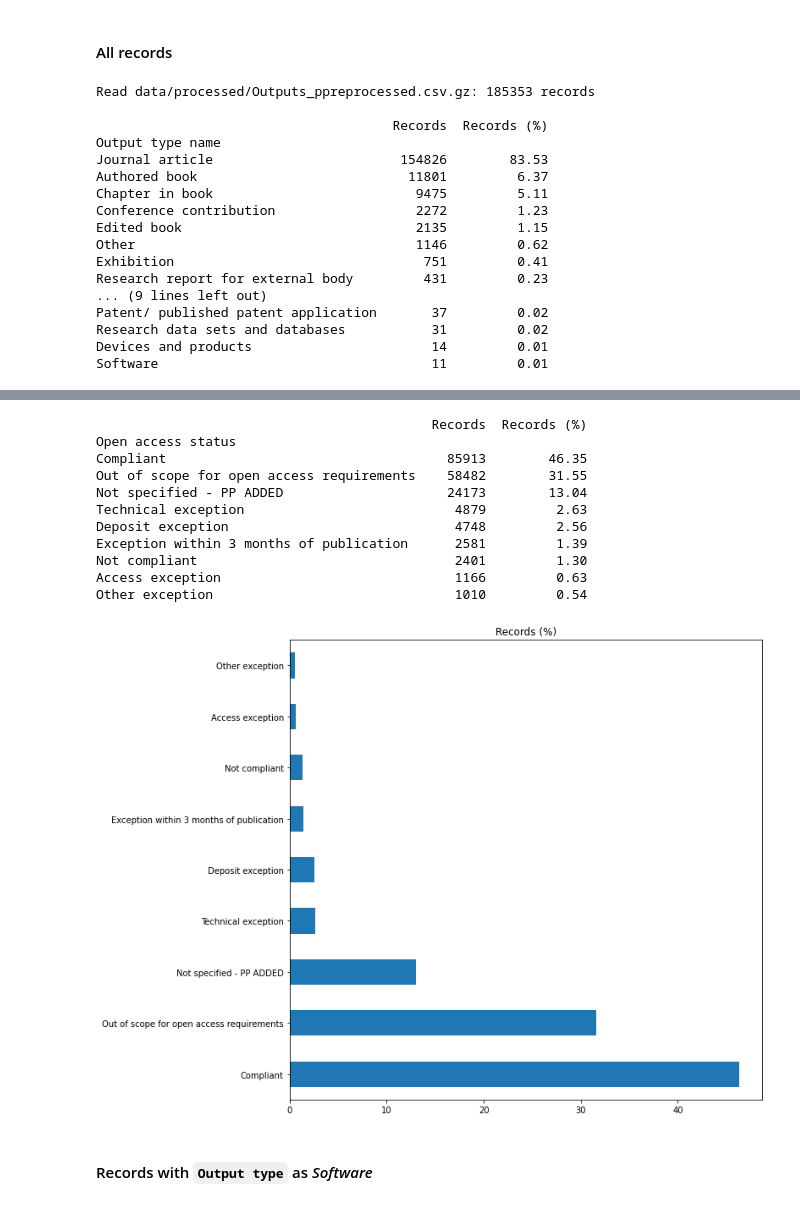
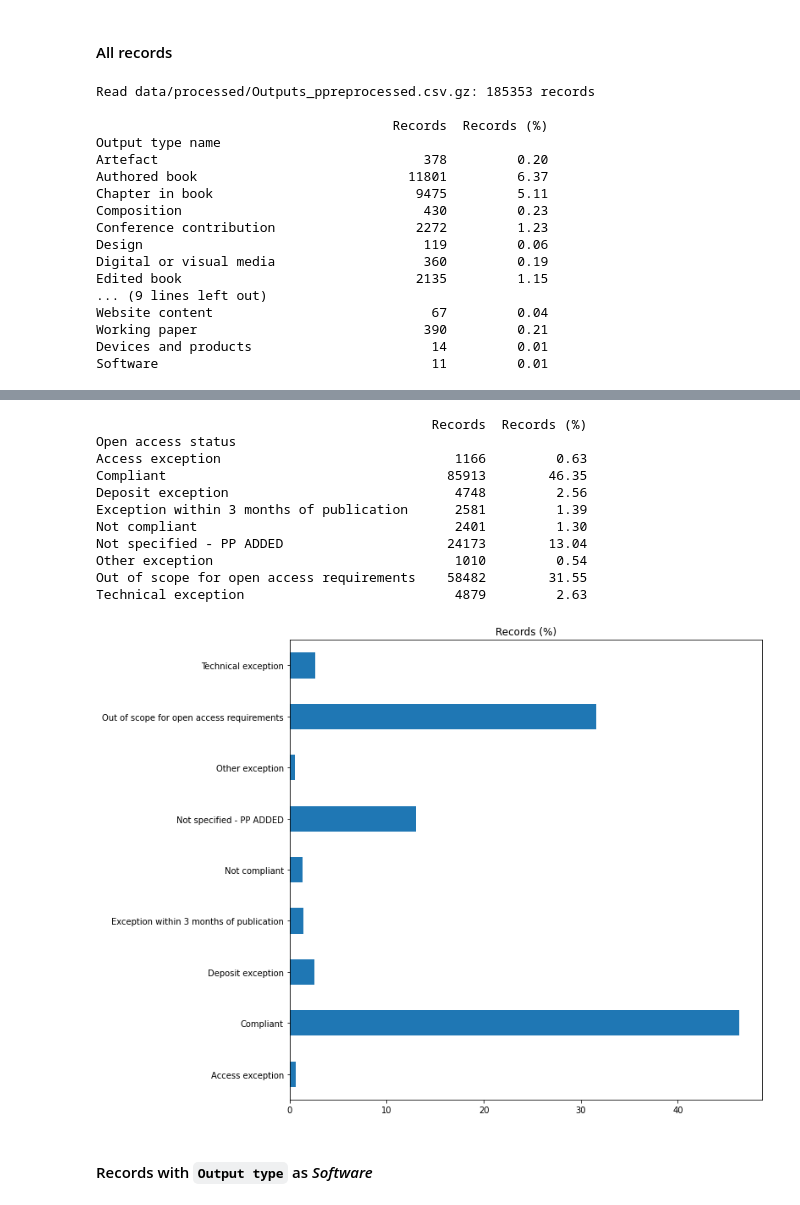
Before and after one commit to softwaresaved/ref-2021-analysis, a Jupyter notebook: notebooks/STUDY_data.ipynb, the cells around one changed output, grey strips where cells are left out. Drawn from its saved outputs; the diff is of its cells as text; code cells hidden in the pictures.

```diff
--- a/notebooks/STUDY_data.ipynb
+++ b/notebooks/STUDY_data.ipynb
@@ -92,22 +92,22 @@ Institutions with...
 (dset, _) = rw.get_data(rw.DATA_PPROC_OUTPUTS)
 
 for column in [cb.COL_OUTPUT_TYPE_NAME, cb.COL_OPEN_ACCESS]:
-    vis.calculate_and_visualise_counts(dset, column, do_plot="perc")
+    vis.calculate_and_visualise_counts(dset, column, do_plot="perc", sort=False)
 # %% [output]
 Read data/processed/Outputs_ppreprocessed.csv.gz: 185353 records
 
                                       Records  Records (%)
 Output type name
-Journal article                        154826        83.53
+Artefact                                  378         0.20
 Authored book                           11801         6.37
 Chapter in book                          9475         5.11
+Composition                               430         0.23
 Conference contribution                  2272         1.23
+Design                                    119         0.06
+Digital or visual media                   360         0.19
 Edited book                              2135         1.15
-Other                                    1146         0.62
-Exhibition                                751         0.41
-Research report for external body         431         0.23
 ... (9 lines left out)
-Patent/ published patent application       37         0.02
-Research data sets and databases           31         0.02
+Website content                            67         0.04
+Working paper                             390         0.21
 Devices and products                       14         0.01
 Software                                   11         0.01
@@ -115,15 +115,15 @@ Software                                   11         0.01
                                            Records  Records (%)
 Open access status
+Access exception                              1166         0.63
 Compliant                                    85913        46.35
-Out of scope for open access requirements    58482        31.55
-Not specified - PP ADDED                     24173        13.04
-Technical exception                           4879         2.63
 Deposit exception                             4748         2.56
 Exception within 3 months of publication      2581         1.39
 Not compliant                                 2401         1.30
-Access exception                              1166         0.63
+Not specified - PP ADDED                     24173        13.04
 Other exception                               1010         0.54
+Out of scope for open access requirements    58482        31.55
+Technical exception                           4879         2.63
-[figure, old version]
+[figure, new version]
 # %% [markdown]
 #### Records with `Output type` as _Software_
 # %%
```
Also changed, not shown: parts of 4 cells of this notebook, 17 other files.
